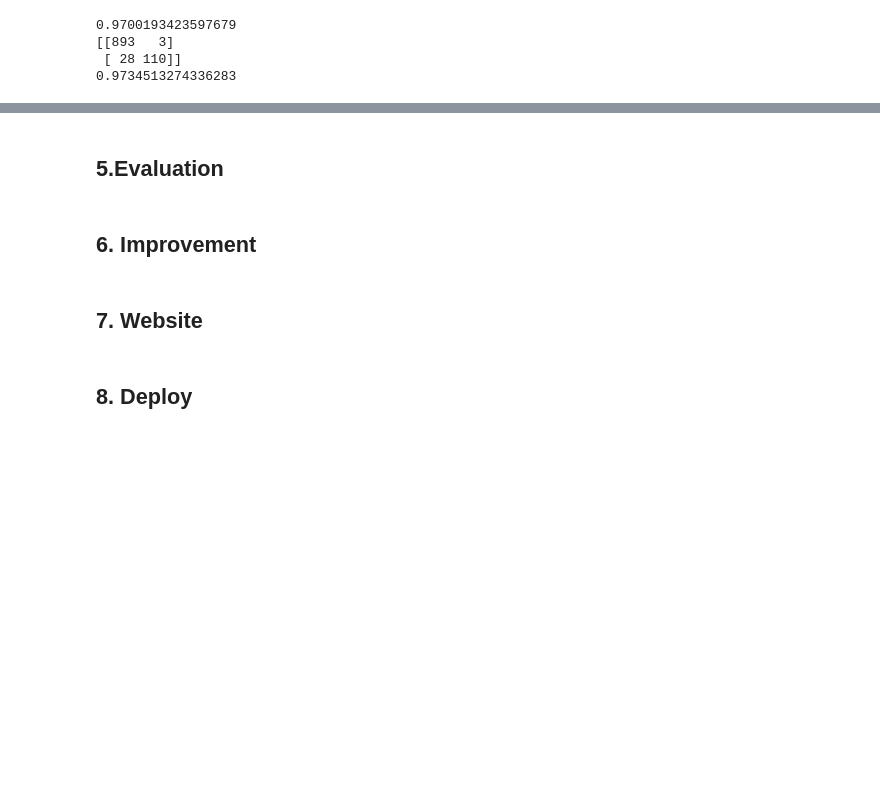
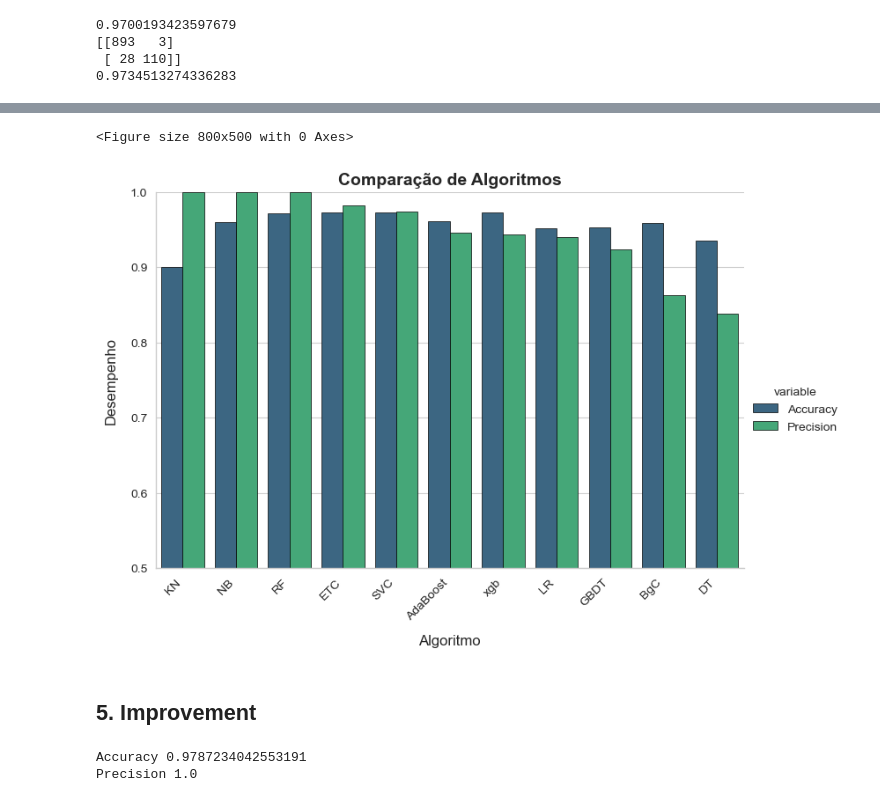
Before and after one commit to beatrizalmeidaf/hands-on-ml-projects, a Jupyter notebook: capitulo 3 - classificacao/spam_classifier.ipynb, the cells around one changed output, grey strips where cells are left out. Saved outputs shown, nothing was run; the diff lists cells and outputs as text; code cells hidden in the pictures; blank space fills up the shorter version.

```diff
--- a/capitulo 3 - classificacao/spam_classifier.ipynb
+++ b/capitulo 3 - classificacao/spam_classifier.ipynb
@@ -503,0 +600,14 @@ print(precision_score(y_test, y_pred3))
+# %%
+accuracy_scores = []
+precision_scores = []
+
+for name, clf in clfs.items():
+
+    current_accuracy, current_precision = train_classifier(clf, X_train, y_train, X_test, y_test)
+
+    print("For ", name)
+    print("Accuracy - ", current_accuracy)
+    print("Precision - ", current_precision)
+
+    accuracy_scores.append(current_accuracy)
+    precision_scores.append(current_precision)
@@ -503,0 +632,3 @@ print(precision_score(y_test, y_pred3))
+# %%
+performance_df = pd.DataFrame({'Algorithm':clfs.keys(),'Accuracy':accuracy_scores,'Precision':precision_scores}).sort_values('Precision', ascending=False)
+performance_df
@@ -503,0 +648,3 @@ print(precision_score(y_test, y_pred3))
+# %%
+performance_df1 = pd.melt(performance_df, id_vars = "Algorithm")
+performance_df1
@@ -504,8 +669,48 @@ print(precision_score(y_test, y_pred3))
+# %%
+sns.set_style("whitegrid")
+plt.figure(figsize=(8, 5))
+
+g = sns.catplot(
+    x='Algorithm',
+    y='value',
+    hue='variable',
+    data=performance_df1,
+    kind='bar',
+    height=5,
+    aspect=1.5,
+    palette="viridis",
+    edgecolor="black"
+)
+
+plt.ylim(0.5, 1.0)
+plt.xticks(rotation=45, ha='right')
+plt.xlabel("Algoritmo", fontsize=12, labelpad=10)
+plt.ylabel("Desempenho", fontsize=12, labelpad=10)
+plt.title("Comparação de Algoritmos", fontsize=14, fontweight="bold")
+
+plt.show()
+# %% [output]
+<Figure size 800x500 with 0 Axes>
+[figure, added]
 # %% [markdown]
-## 5.Evaluation
+## 5. Improvement
-# %% [markdown]
-## 6. Improvement
-# %% [markdown]
-## 7. Website
-# %% [markdown]
-## 8. Deploy
+# %%
+from sklearn.ensemble import VotingClassifier
+
+svc = SVC(kernel='sigmoid', gamma=1.0, probability=True)
+mnb = MultinomialNB()
+etc = ExtraTreesClassifier(n_estimators=50, random_state=2)
+
+# Voting Classifier para combinar varios modelos bons
+voting = VotingClassifier(estimators=[('svm', svc), ('nb', mnb), ('et', etc)], voting='soft')
+
+voting.fit(X_train, y_train)
+
+y_pred = voting.predict(X_test)
+
+# avaliação do modelo
+print("Accuracy", accuracy_score(y_test, y_pred))
+print("Precision", precision_score(y_test, y_pred))
+# %% [output]
+Accuracy 0.9787234042553191
+Precision 1.0
```
Also changed, not shown: parts of 18 cells of this notebook.
